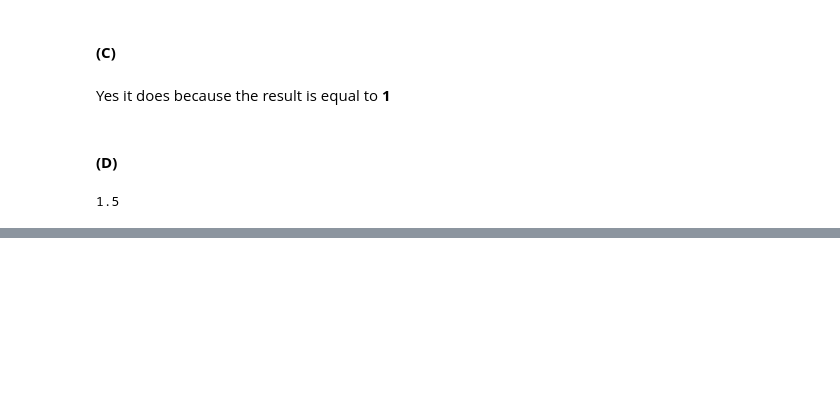
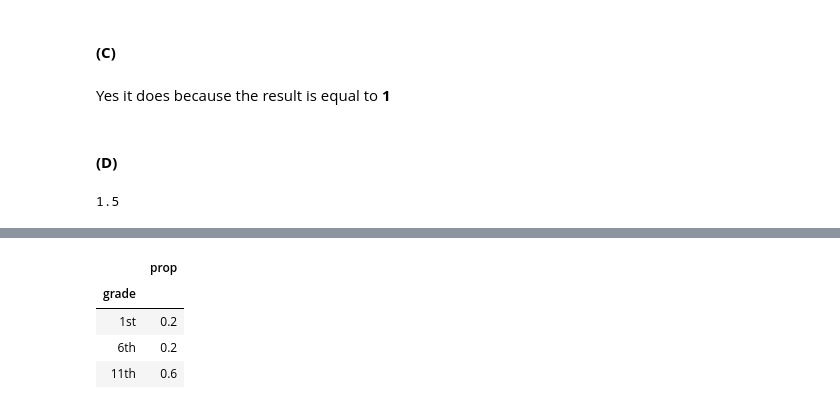
Before and after one commit to Giuco/bayesian-data-analyis-kruschke, a Jupyter notebook: Chapter 4 - Exercises.ipynb, the cells around one changed output, grey strips where cells are left out. Drawn from its saved outputs; the diff is of its cells as text; code cells hidden in the pictures; blank space fills up the shorter version.

```diff
--- a/Chapter 4 - Exercises.ipynb
+++ b/Chapter 4 - Exercises.ipynb
@@ -259,0 +321,10 @@ print(max(y))
+# %%
+grade = pd.DataFrame(data={"grade": ["1st", "6th", "11th"], "prop": [0.2, 0.2, 0.6]}).set_index("grade")
+
+grade
+# %% [output]
+|  | prop |
+| grade |  |
+| 1st | 0.2 |
+| 6th | 0.2 |
+| 11th | 0.6 |
```
Also changed, not shown: parts of 10 cells of this notebook.
